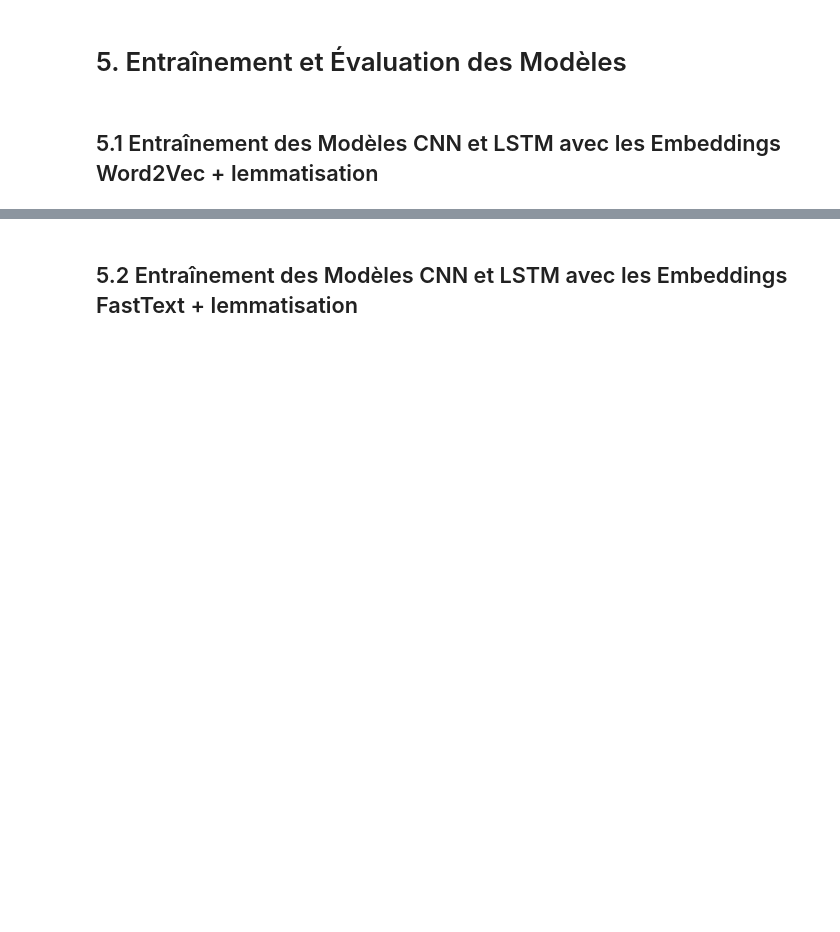
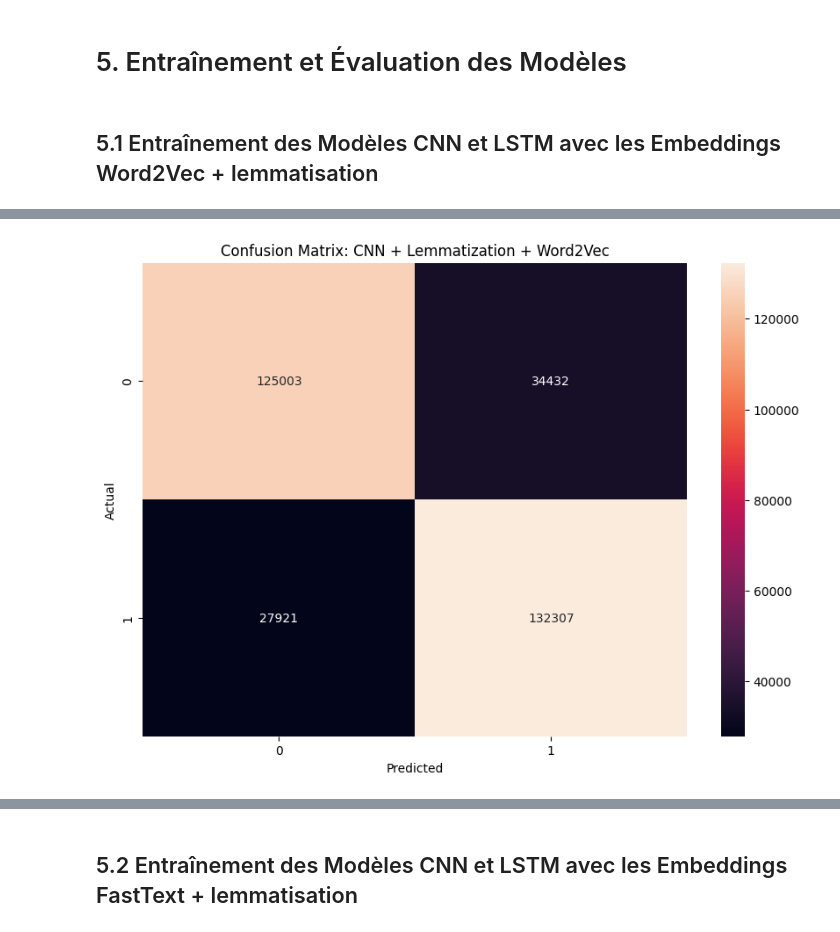
Before and after one commit to Tristan-op/projet7-op, a Jupyter notebook: notebooks/modele_avancé.ipynb, the cells around one changed output, grey strips where cells are left out. Drawn from its saved outputs; the diff is of its cells as text; code cells hidden in the pictures; blank space fills up the shorter version.

Commit message:
Update modele_avancé.ipynb
Entrainement des modèles

```diff
--- a/notebooks/modele_avancé.ipynb
+++ b/notebooks/modele_avancé.ipynb
@@ -165,16 +136,43 @@ for model_name in model_list:
 # %% [markdown]
 ## 5.1 Entraînement des Modèles CNN et LSTM avec les Embeddings Word2Vec + lemmatisation
 # %%
-# Entraînement et évaluation pour chaque combinaison (lemmatisation/stemming et Word2Vec/FastText)
-from sklearn.metrics import accuracy_score, confusion_matrix, precision_score, recall_score, f1_score
-# CNN avec lemmatisation + Word2Vec
+import mlflow
+import os
+import matplotlib.pyplot as plt
+import seaborn as sns
+from sklearn.metrics import accuracy_score, confusion_matrix
+
+# Définir le dossier racine où vous voulez enregistrer les artefacts MLflow
+base_dir = os.path.abspath(os.path.join("..", "mlruns"))
+
+# Exemple pour CNN avec lemmatisation + Word2Vec
+model_name = "cnn_model_lemma_w2v"
+mlflow_base_dir = os.path.join(base_dir, model_name)
+
+# Assurez-vous que le dossier existe
+if not os.path.exists(mlflow_base_dir):
+    os.makedirs(mlflow_base_dir)
+
+# Configurer MLflow pour utiliser ce dossier comme URI de suivi
+mlflow.set_tracking_uri(f"file:///{mlflow_base_dir.replace(os.sep, '/')}")
+
+# Créer une nouvelle expérience MLflow ou utiliser une expérience existante
+mlflow.set_experiment(model_name)
+
 with mlflow.start_run():
+    # Créer et entraîner le modèle
     cnn_model_lemma_w2v = create_cnn_model(len(tokenizer_lemma.word_index) + 1, embedding_matrix_lemma_w2v)
     cnn_model_lemma_w2v.fit(X_train_lemma, y_train_lemma, batch_size=64, epochs=10, validation_split=0.2, verbose=1)
-    mlflow.keras.log_model(cnn_model_lemma_w2v, "cnn_model_lemma_w2v")
+
+    # Enregistrer le modèle dans MLflow
+    mlflow.keras.log_model(cnn_model_lemma_w2v, model_name)
+
+    # Faire des prédictions et évaluer le modèle
     y_pred_lemma_w2v = (cnn_model_lemma_w2v.predict(X_test_lemma) > 0.5).astype("int32")
     accuracy_lemma_w2v = accuracy_score(y_test_lemma, y_pred_lemma_w2v)
     mlflow.log_metric("accuracy_lemma_w2v", accuracy_lemma_w2v)
+
+    # Créer et afficher la matrice de confusion
     cm_lemma_w2v = confusion_matrix(y_test_lemma, y_pred_lemma_w2v)
     plt.figure(figsize=(10,7))
     sns.heatmap(cm_lemma_w2v, annot=True, fmt='d')
@@ -182,20 +180,4 @@ with mlflow.start_run():
     plt.xlabel("Predicted")
     plt.ylabel("Actual")
     plt.show()
-
-# LSTM avec lemmatisation + Word2Vec
-with mlflow.start_run():
-    lstm_model_lemma_w2v = create_lstm_model(len(tokenizer_lemma.word_index) + 1, embedding_matrix_lemma_w2v)
-    lstm_model_lemma_w2v.fit(X_train_lemma, y_train_lemma, batch_size=64, epochs=10, validation_split=0.2, verbose=1)
-    mlflow.keras.log_model(lstm_model_lemma_w2v, "lstm_model_lemma_w2v")
-    y_pred_lstm_lemma_w2v = (lstm_model_lemma_w2v.predict(X_test_lemma) > 0.5).astype("int32")
-    accuracy_lstm_lemma_w2v = accuracy_score(y_test_lemma, y_pred_lstm_lemma_w2v)
-    mlflow.log_metric("accuracy_lstm_lemma_w2v", accuracy_lstm_lemma_w2v)
-    cm_lstm_lemma_w2v = confusion_matrix(y_test_lemma, y_pred_lstm_lemma_w2v)
-    plt.figure(figsize=(10,7))
-    sns.heatmap(cm_lstm_lemma_w2v, annot=True, fmt='d')
-    plt.title("Confusion Matrix: LSTM + Lemmatization + Word2Vec")
-    plt.xlabel("Predicted")
-    plt.ylabel("Actual")
-    plt.show()
 # %% [output]
@@ -217,0 +208 @@ Epoch 8/10
+[figure, added]
```
Also changed, not shown: parts of 9 cells of this notebook.
